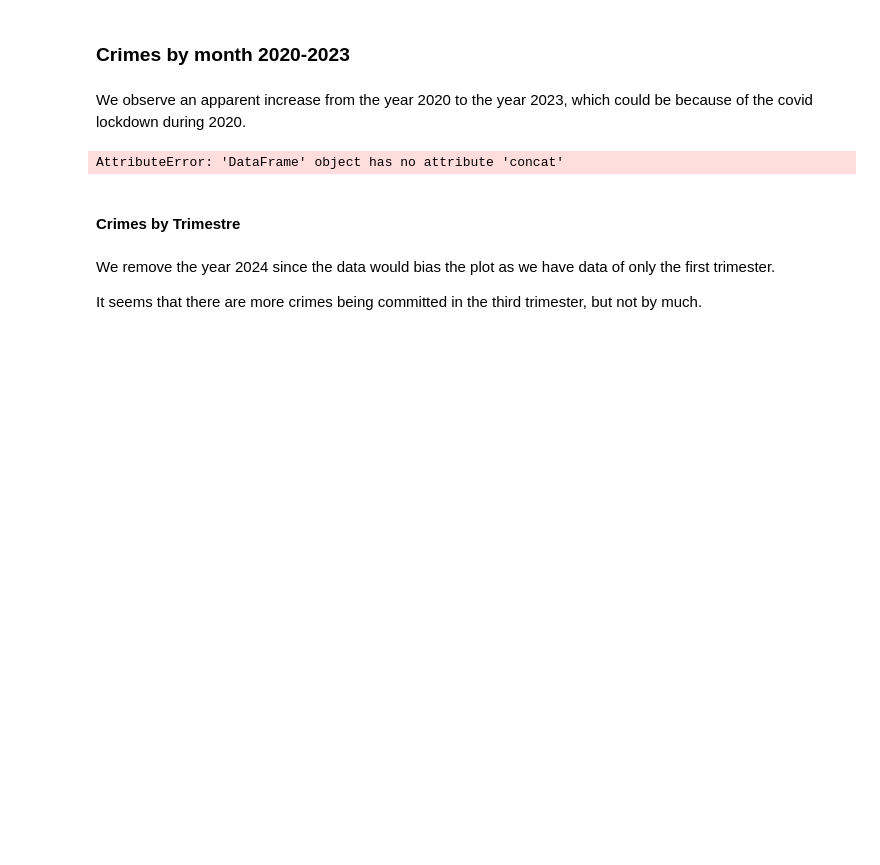
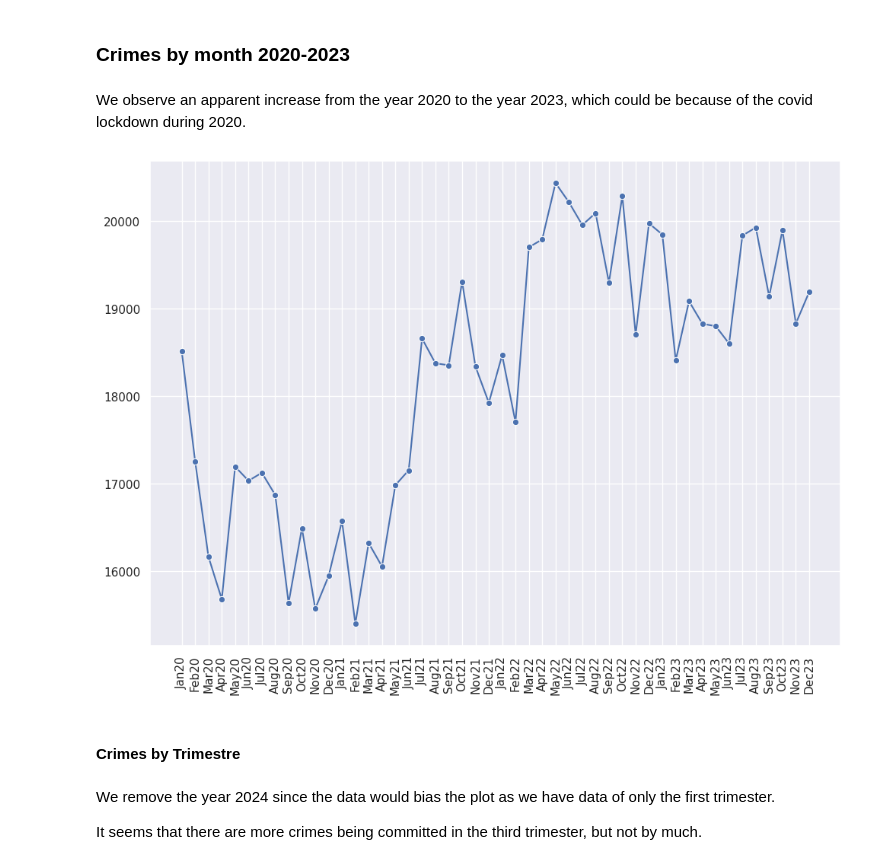
Before and after one commit to AyoubLaar/Data-Mining-Project, a Jupyter notebook: notebook.ipynb, the cells around one changed output. Cells and saved outputs as stored; diff of their text form; code cells hidden in the pictures; blank space fills up the shorter version.

```diff
--- a/notebook.ipynb
+++ b/notebook.ipynb
@@ -866,23 +890,21 @@ pass
 # %%
 custom_sort_order = ['January', 'February', 'March', 'April', 'May', 'June', 'July', 'August', 'September', 'October', 'November', 'December']
 df = data[["Occurred_Month","Occurred_Year"]].loc[data["Occurred_Year"] < 2024].value_counts()
 sorted_indexes = sorted(df.index, key=lambda x: (x[1], {
     'January': 1, 'February': 2, 'March': 3, 'April': 4,
     'May': 5, 'June': 6, 'July': 7, 'August': 8,
     'September': 9, 'October': 10, 'November': 11, 'December': 12
 }[x[0]]))
 df = df.loc[sorted_indexes].rename("Count")
-moving_average = df.rolling(2).mean().rename("Moving_Average")
-df = pd.concat([df,moving_average],axis=1)
-# sorted_indexes = [x[0][:3]+str(x[1])[-2:] for x in sorted_indexes]
-# df.index = sorted_indexes
-# plot = sns.lineplot(df,marker="o")
-# plot.tick_params(axis="x",rotation=90)
-# plot.set_xlabel("")
-# plot.set_ylabel("")
+sorted_indexes = [x[0][:3]+str(x[1])[-2:] for x in sorted_indexes]
+df.index = sorted_indexes
+plot = sns.lineplot(df,marker="o")
+plot.tick_params(axis="x",rotation=90)
+plot.set_xlabel("")
+plot.set_ylabel("")
 pass
 # %% [output]
-AttributeError: 'DataFrame' object has no attribute 'concat'
+[figure, added]
 # %% [markdown]
 <h4>Crimes by Trimestre</h4>
 # %% [markdown]
```
Also changed, not shown: parts of 43 cells of this notebook, 1 other file.
